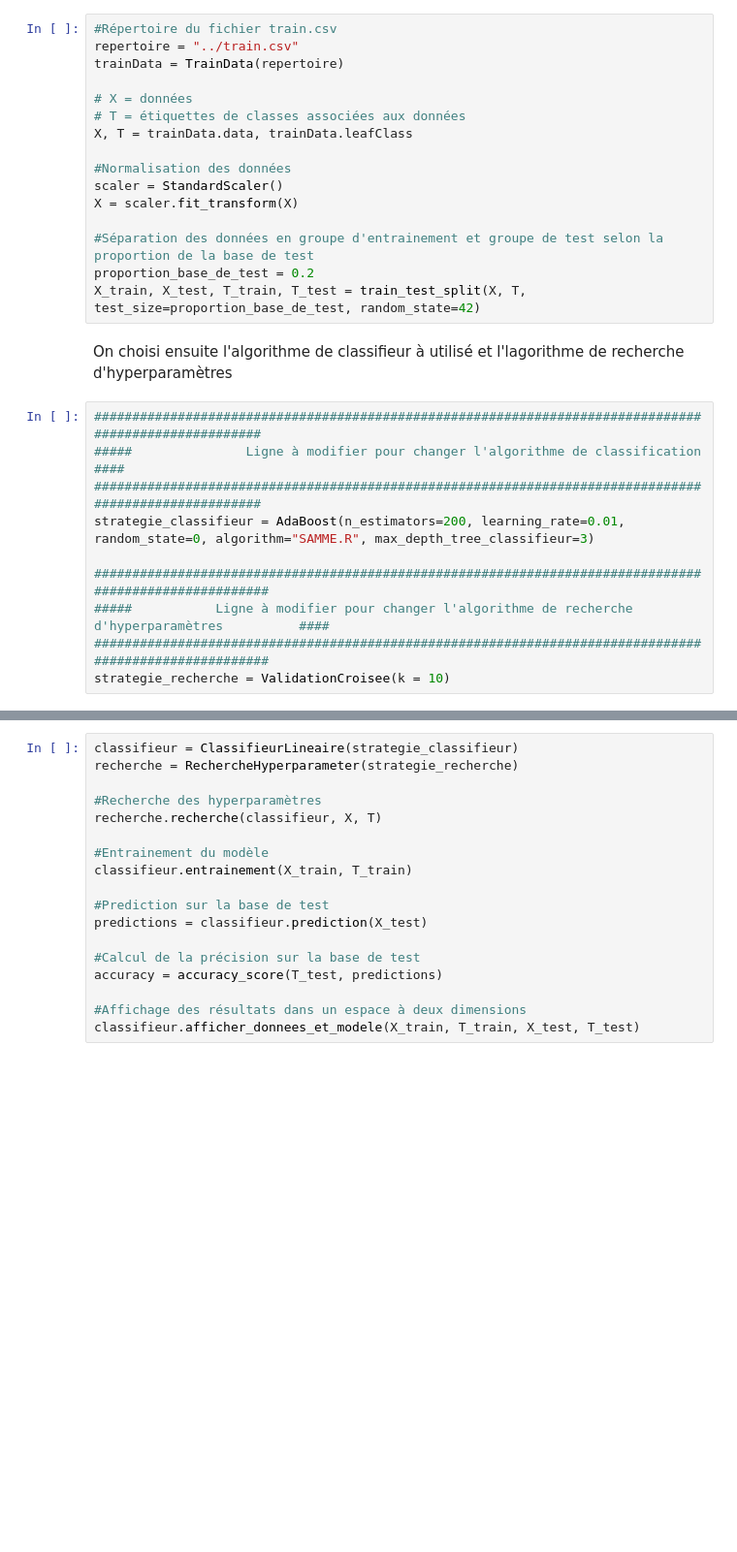
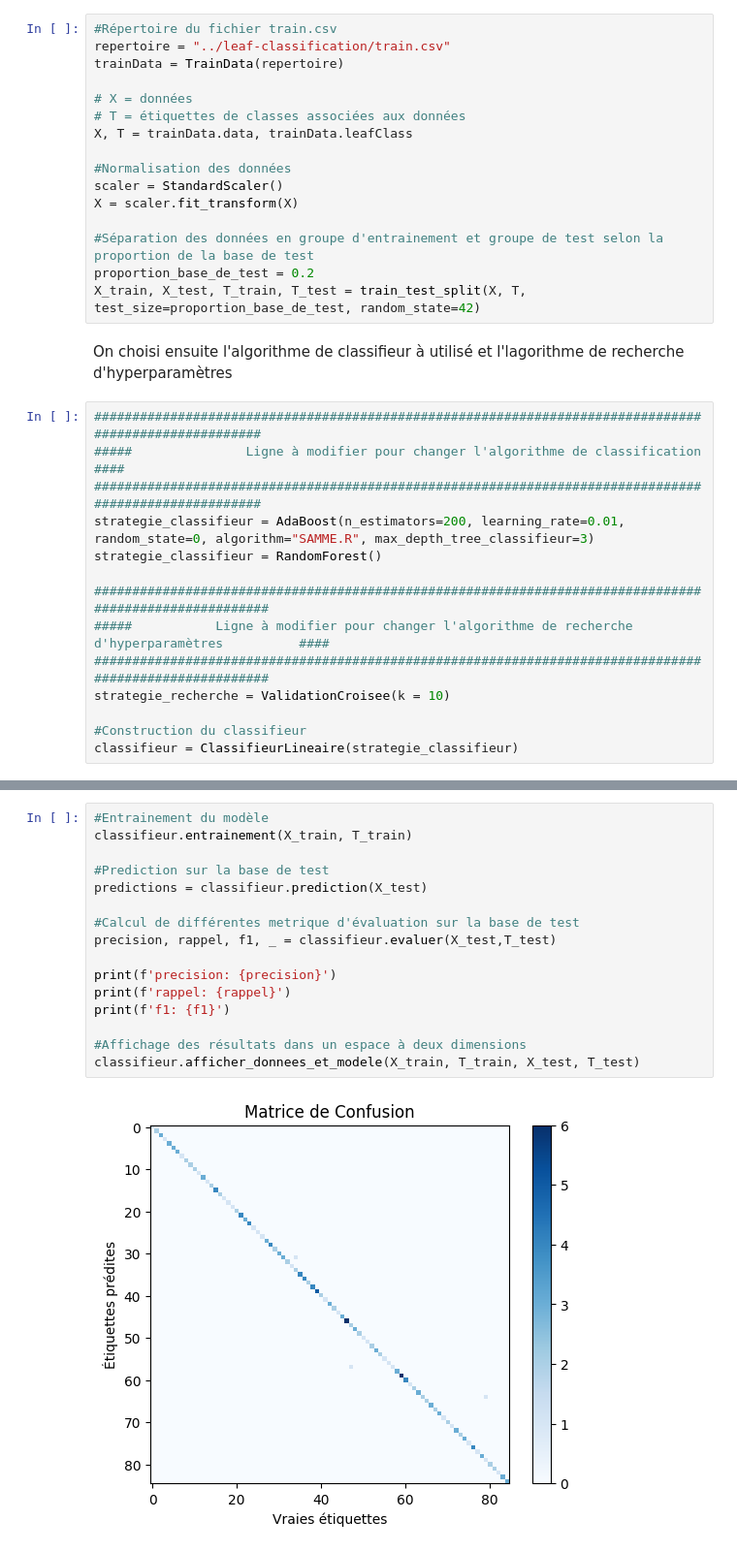
Before and after one commit to ValentinLH/Projet_de_Session_IFT712_Edeline_Ivanov_L-Hermite, a Jupyter notebook: Projet_de_Session_IFT712/projet_IFT712.ipynb, the cells around one changed output, grey strips where cells are left out. Shown: that part at 97% size. Drawn from its saved outputs; the diff is of its cells as text; blank space fills up the shorter version.

```diff
--- a/Projet_de_Session_IFT712/projet_IFT712.ipynb
+++ b/Projet_de_Session_IFT712/projet_IFT712.ipynb
@@ -51,7 +51,7 @@ from sklearn.preprocessing import StandardScaler
 On va commencer par charger le jeu de données Leaf-Classification
 # %%
 #Répertoire du fichier train.csv
-repertoire = "../train.csv"
+repertoire = "../leaf-classification/train.csv"
 trainData = TrainData(repertoire)
 
 # X = données
@@ -72,8 +72,12 @@ On choisi ensuite l'algorithme de classifieur à utilisé et l'lagorithme de rec
 #####               Ligne à modifier pour changer l'algorithme de classification                  ####
 ######################################################################################################
 strategie_classifieur = AdaBoost(n_estimators=200, learning_rate=0.01, random_state=0, algorithm="SAMME.R", max_depth_tree_classifieur=3)
+strategie_classifieur = RandomForest()
 
 #######################################################################################################
 #####           Ligne à modifier pour changer l'algorithme de recherche d'hyperparamètres          ####
 #######################################################################################################
 strategie_recherche = ValidationCroisee(k = 10)
+
+#Construction du classifieur
+classifieur = ClassifieurLineaire(strategie_classifieur)
@@ -80,18 +93,18 @@ strategie_recherche = ValidationCroisee(k = 10)
 # %%
-classifieur = ClassifieurLineaire(strategie_classifieur)
-recherche = RechercheHyperparameter(strategie_recherche)
-
-#Recherche des hyperparamètres
-recherche.recherche(classifieur, X, T)
-
 #Entrainement du modèle
 classifieur.entrainement(X_train, T_train)
 
 #Prediction sur la base de test
 predictions = classifieur.prediction(X_test)
 
-#Calcul de la précision sur la base de test
-accuracy = accuracy_score(T_test, predictions)
+#Calcul de différentes metrique d'évaluation sur la base de test
+precision, rappel, f1, _ = classifieur.evaluer(X_test,T_test)
+
+print(f'precision: {precision}')
+print(f'rappel: {rappel}')
+print(f'f1: {f1}')
 
 #Affichage des résultats dans un espace à deux dimensions
 classifieur.afficher_donnees_et_modele(X_train, T_train, X_test, T_test)
+# %% [output]
+[figure, added]
```
Also changed, not shown: parts of 3 cells of this notebook.
